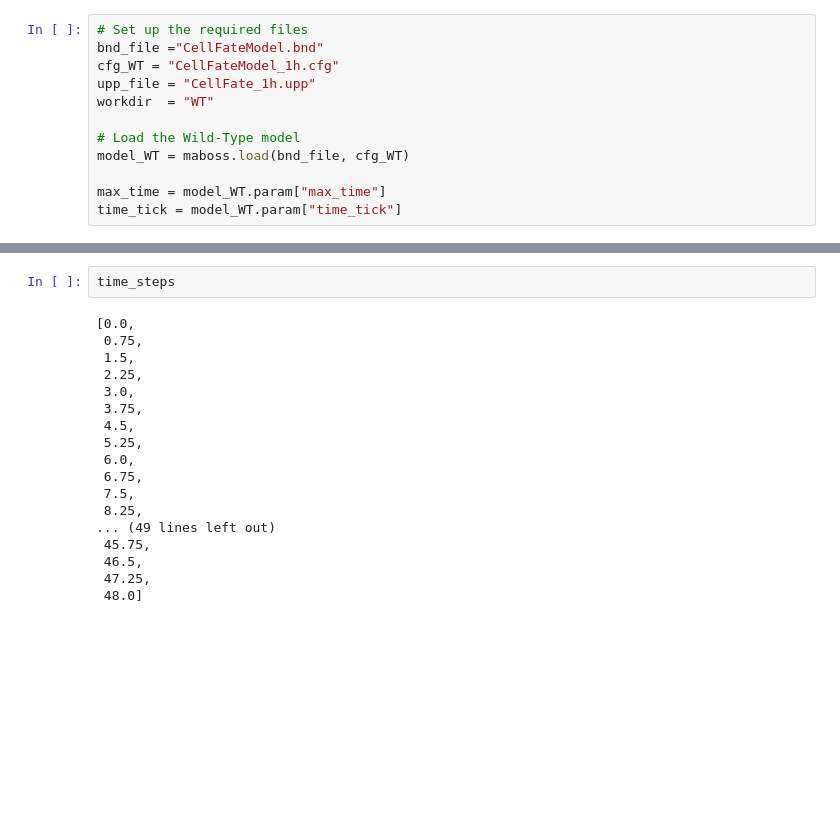
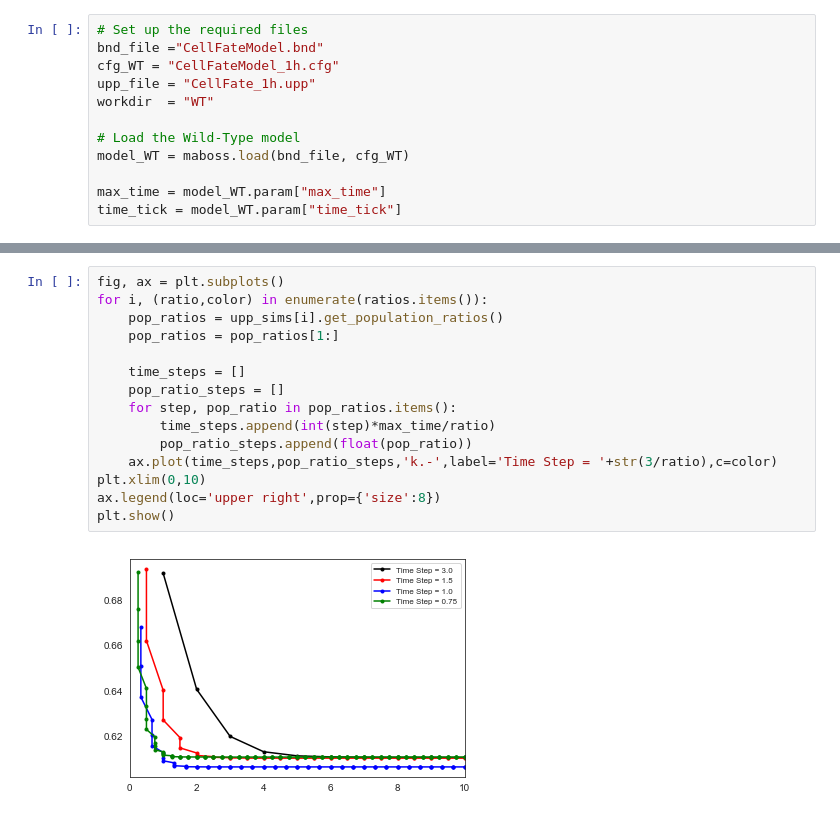
Before and after one commit to sysbio-curie/UPMaBoSS-docker, a Jupyter notebook: TimeStepDependancy.ipynb, the cells around one changed output, grey strips where cells are left out. Drawn from its saved outputs; the diff is of its cells as text; blank space fills up the shorter version.

```diff
--- a/TimeStepDependancy.ipynb
+++ b/TimeStepDependancy.ipynb
@@ -187,20 +179,17 @@ Step ratio: 4
-# %%
-time_steps
-# %% [output]
-[0.0,
- 0.75,
- 1.5,
- 2.25,
- 3.0,
- 3.75,
- 4.5,
- 5.25,
- 6.0,
- 6.75,
- 7.5,
- 8.25,
-... (49 lines left out)
- 45.75,
- 46.5,
- 47.25,
- 48.0]
+# %%
+fig, ax = plt.subplots()
+for i, (ratio,color) in enumerate(ratios.items()):
+    pop_ratios = upp_sims[i].get_population_ratios()
+    pop_ratios = pop_ratios[1:]
+
+    time_steps = []
+    pop_ratio_steps = []
+    for step, pop_ratio in pop_ratios.items():
+        time_steps.append(int(step)*max_time/ratio)
+        pop_ratio_steps.append(float(pop_ratio))
+    ax.plot(time_steps,pop_ratio_steps,'k.-',label='Time Step = '+str(3/ratio),c=color)
+plt.xlim(0,10)
+ax.legend(loc='upper right',prop={'size':8})
+plt.show()
+# %% [output]
+[figure, added]
```
Also changed, not shown: parts of 6 cells of this notebook.
